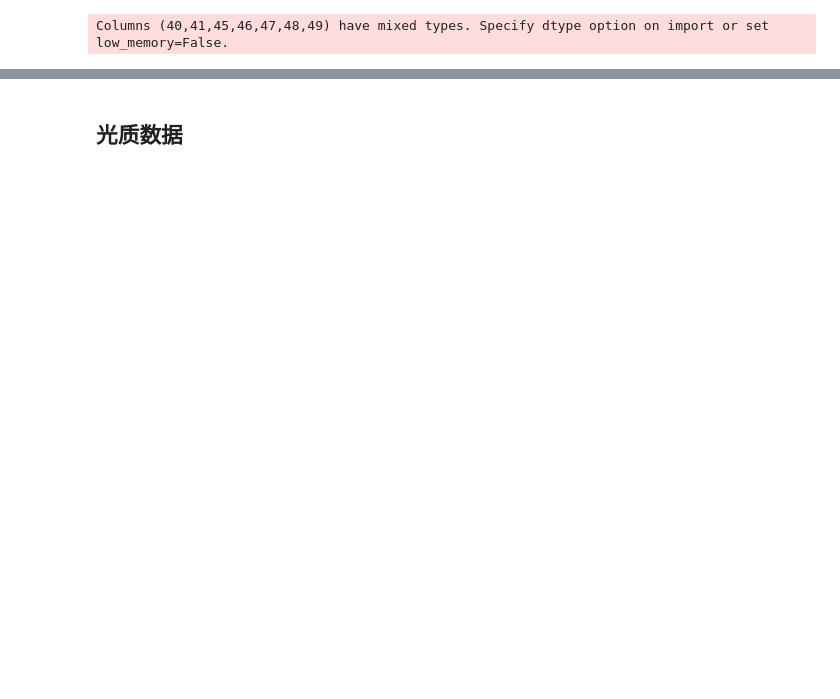
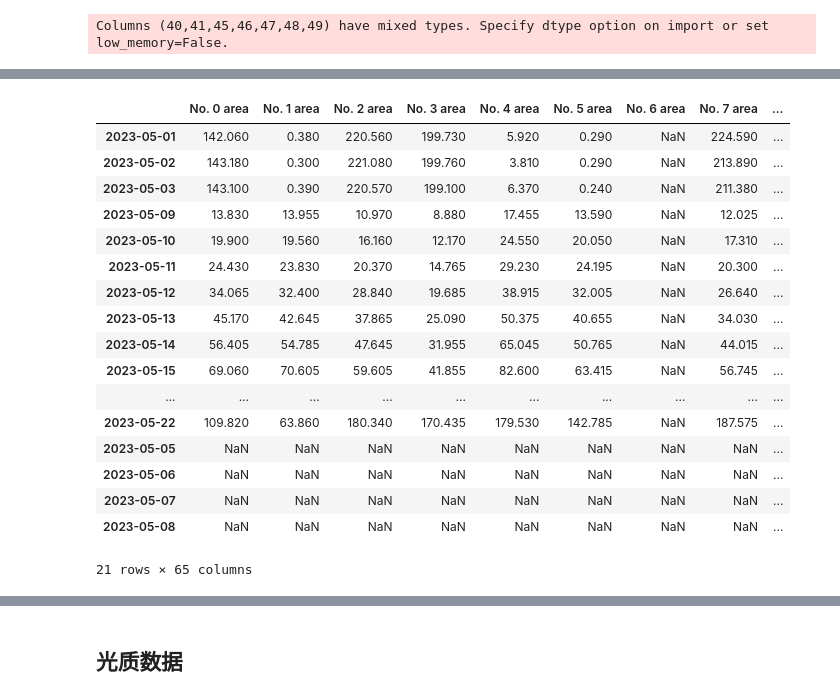
Before and after one commit to ThomasXIONG151215/vertical_farm_dp, a Jupyter notebook: data_upload.ipynb, the cells around one changed output, grey strips where cells are left out. Saved outputs shown, nothing was run; the diff lists cells and outputs as text; code cells hidden in the pictures; blank space fills up the shorter version.

```diff
--- a/data_upload.ipynb
+++ b/data_upload.ipynb
@@ -139,3 +170,24 @@ test_hetero = pd.concat((plants_day,day_means))
+# %%
+test_hetero
+# %% [output]
+|  | No. 0 area | No. 1 area | No. 2 area | No. 3 area | No. 4 area | No. 5 area | No. 6 area | No. 7 area | ... |
+| 2023-05-01 | 142.060 | 0.380 | 220.560 | 199.730 | 5.920 | 0.290 | NaN | 224.590 | ... |
+| 2023-05-02 | 143.180 | 0.300 | 221.080 | 199.760 | 3.810 | 0.290 | NaN | 213.890 | ... |
+| 2023-05-03 | 143.100 | 0.390 | 220.570 | 199.100 | 6.370 | 0.240 | NaN | 211.380 | ... |
+| 2023-05-09 | 13.830 | 13.955 | 10.970 | 8.880 | 17.455 | 13.590 | NaN | 12.025 | ... |
+| 2023-05-10 | 19.900 | 19.560 | 16.160 | 12.170 | 24.550 | 20.050 | NaN | 17.310 | ... |
+| 2023-05-11 | 24.430 | 23.830 | 20.370 | 14.765 | 29.230 | 24.195 | NaN | 20.300 | ... |
+| 2023-05-12 | 34.065 | 32.400 | 28.840 | 19.685 | 38.915 | 32.005 | NaN | 26.640 | ... |
+| 2023-05-13 | 45.170 | 42.645 | 37.865 | 25.090 | 50.375 | 40.655 | NaN | 34.030 | ... |
+| 2023-05-14 | 56.405 | 54.785 | 47.645 | 31.955 | 65.045 | 50.765 | NaN | 44.015 | ... |
+| 2023-05-15 | 69.060 | 70.605 | 59.605 | 41.855 | 82.600 | 63.415 | NaN | 56.745 | ... |
+| ... | ... | ... | ... | ... | ... | ... | ... | ... | ... |
+| 2023-05-22 | 109.820 | 63.860 | 180.340 | 170.435 | 179.530 | 142.785 | NaN | 187.575 | ... |
+| 2023-05-05 | NaN | NaN | NaN | NaN | NaN | NaN | NaN | NaN | ... |
+| 2023-05-06 | NaN | NaN | NaN | NaN | NaN | NaN | NaN | NaN | ... |
+| 2023-05-07 | NaN | NaN | NaN | NaN | NaN | NaN | NaN | NaN | ... |
+| 2023-05-08 | NaN | NaN | NaN | NaN | NaN | NaN | NaN | NaN | ... |
+21 rows × 65 columns
 # %%
 test_hetero['date'] = pd.to_datetime(test_hetero.index)
 test_hetero.sort_values(by='date',inplace=True)
```
Also changed, not shown: parts of 20 cells of this notebook, 1 other file.
